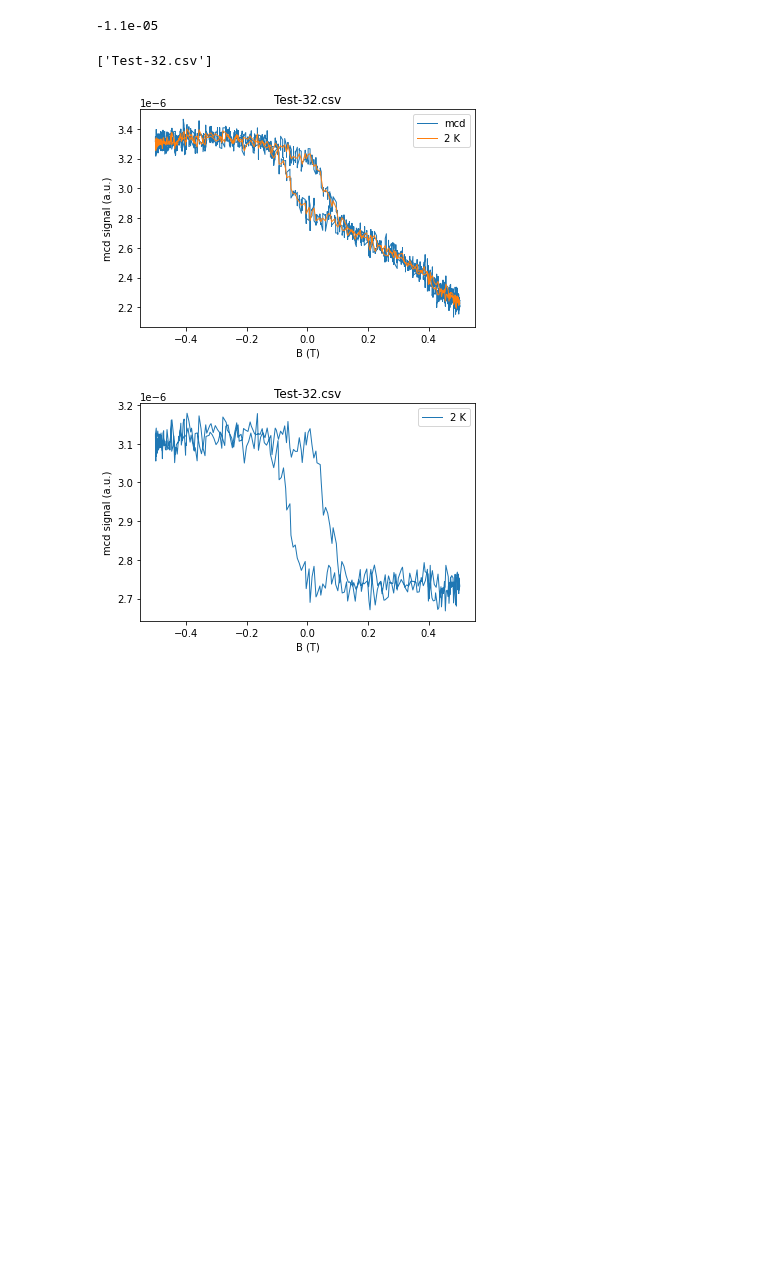
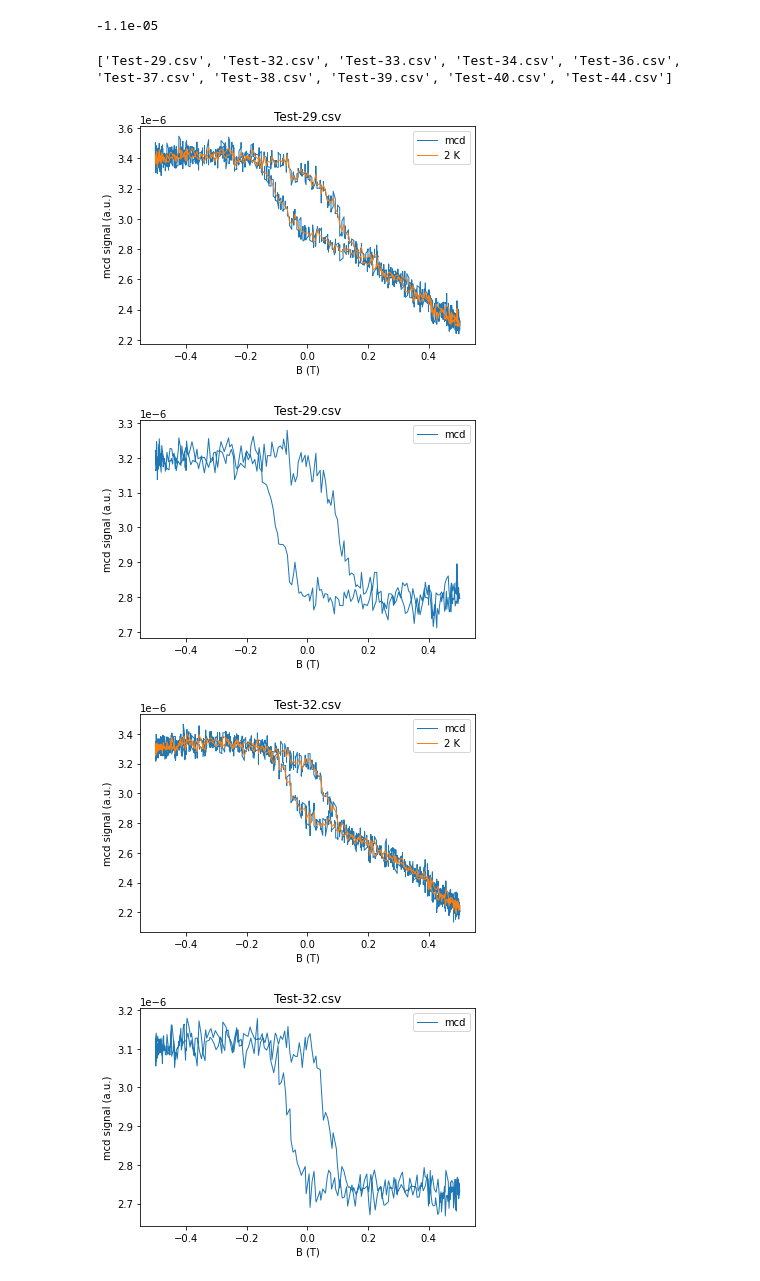
Before and after one commit to StrangerOne1/nft, a Jupyter notebook: nft_mcd.ipynb, the cells around one changed output. Drawn from its saved outputs; the diff is of its cells as text; code cells hidden in the pictures; blank space fills up the shorter version.

```diff
--- a/nft_mcd.ipynb
+++ b/nft_mcd.ipynb
@@ -54,35 +54,38 @@ print(files)
 df = pd.read_csv('Test-32.csv')
 #print(df.head(5))
 
 
 
 for file in files:
     frame = pd.read_csv(file, header=0, sep=',')
     #frame.plot(x='COM4.Field', y='GPIB0::4::INSTR.x', kind='line')
     x = frame['COM4.Field']
     y = frame['GPIB0::4::INSTR.x']
     #print(deldub(x,y))
     plt.plot(x, y, label='mcd', linewidth=1)
     plt.plot(deldub(x,y)['column1'], deldub(x,y)['column2'], label='2 K', linewidth=1)
     plt.title(file)
     plt.legend()
     plt.ylabel('mcd signal (a.u.)')
     plt.xlabel('B (T)')
     plt.show()
 
-    plt.plot(deldub(x,y)['column1'], deldub(x,y)['column2']-background(deldub(x,y)['column1']), label='2 K', linewidth=1)
+    plt.plot(deldub(x,y)['column1'], deldub(x,y)['column2']-background(deldub(x,y)['column1']), label='mcd', linewidth=1)
     plt.title(file)
     plt.legend()
     plt.ylabel('mcd signal (a.u.)')
     plt.xlabel('B (T)')
-    plt.savefig(file, bbox_inches='tight', dpi = 200)
+    filename = file + '.png'
+    plt.savefig(filename, bbox_inches='tight', dpi = 200)
     plt.show()
     plt.close()
 
     output_file = file.split(".")[0] + '_new' + '.csv'
     save_path = mypath + '/processed/' + output_file #mypath + '/processed/' #r"D:\my_folder\output_file.csv"
     deldub(x,y).to_csv(save_path, index=False)
 # %% [output]
-['Test-32.csv']
+['Test-29.csv', 'Test-32.csv', 'Test-33.csv', 'Test-34.csv', 'Test-36.csv', 'Test-37.csv', 'Test-38.csv', 'Test-39.csv', 'Test-40.csv', 'Test-44.csv']
-[figure, old version]
+[figure, new version]
-[figure, old version]
+[figure, new version]
+[figure, added]
+[figure, added]
```
Also changed, not shown: parts of 1 cell of this notebook.
